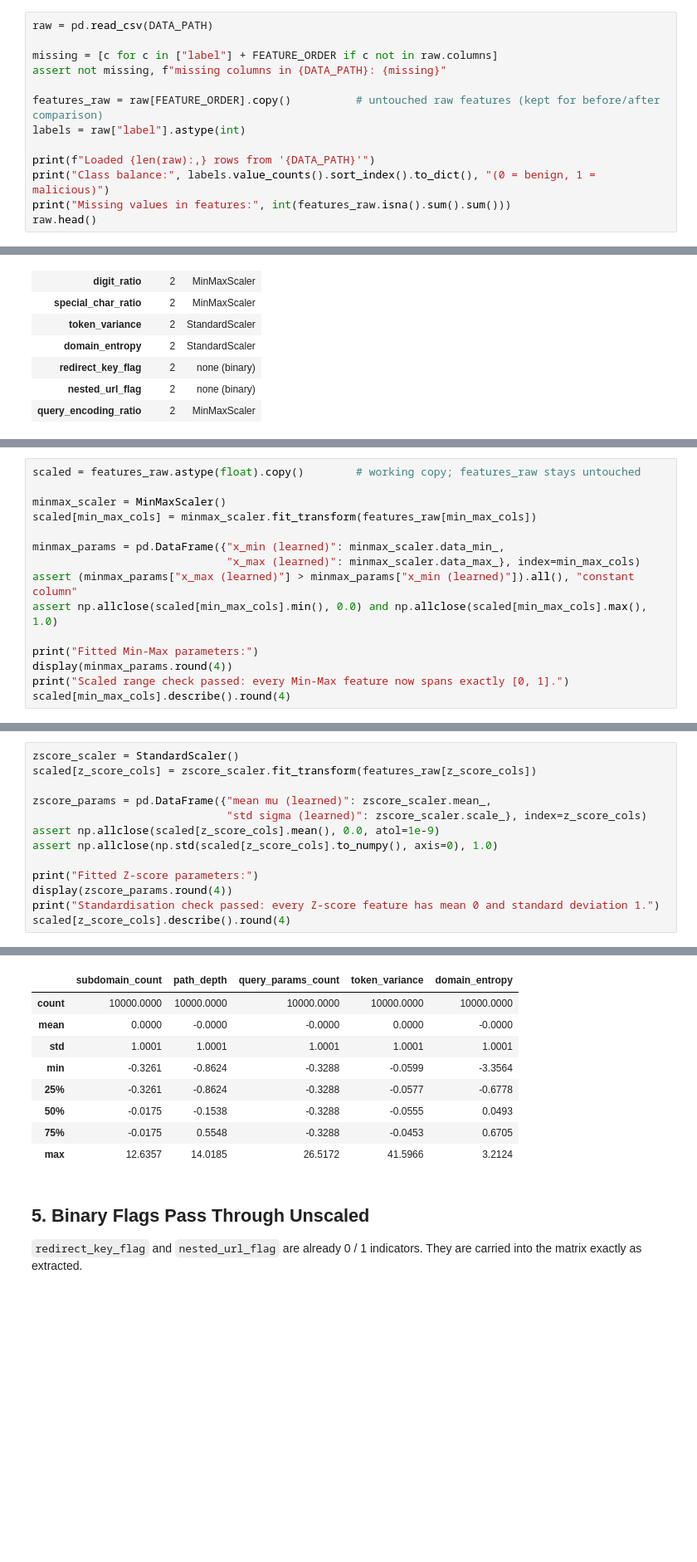
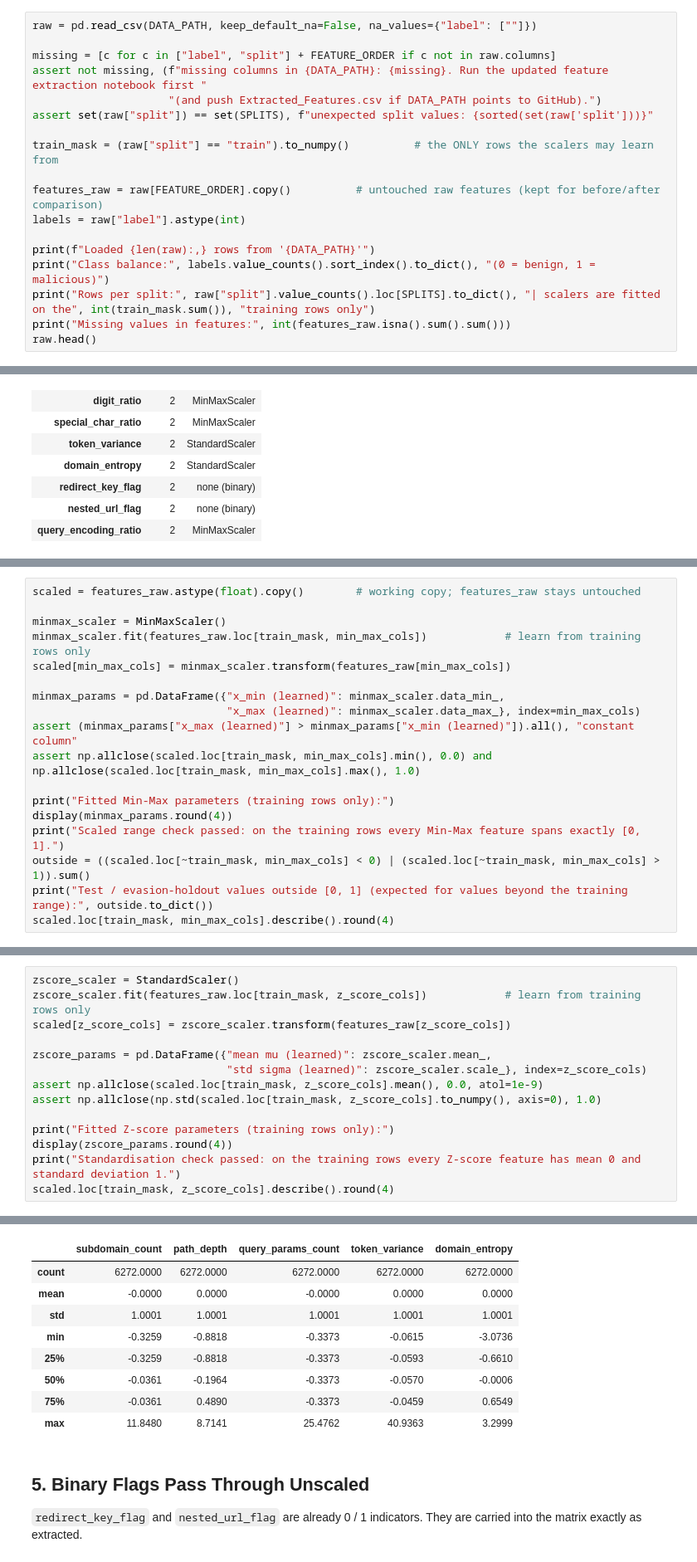
Before and after one commit to WendelLeander/PhishEvade, a Jupyter notebook: Modules/5_feature_scaling_pipeline.ipynb, the cells around one changed output, grey strips where cells are left out. Shown at 83% size. Cells and saved outputs as stored; diff of their text form; blank space fills up the shorter version.

```diff
--- a/Modules/5_feature_scaling_pipeline.ipynb
+++ b/Modules/5_feature_scaling_pipeline.ipynb
@@ -60,14 +58,19 @@ LEVEL1 = FEATURE_ORDER[:3]
 # %%
-raw = pd.read_csv(DATA_PATH)
+raw = pd.read_csv(DATA_PATH, keep_default_na=False, na_values={"label": [""]})
 
-missing = [c for c in ["label"] + FEATURE_ORDER if c not in raw.columns]
-assert not missing, f"missing columns in {DATA_PATH}: {missing}"
+missing = [c for c in ["label", "split"] + FEATURE_ORDER if c not in raw.columns]
+assert not missing, (f"missing columns in {DATA_PATH}: {missing}. Run the updated feature extraction notebook first "
+                     "(and push Extracted_Features.csv if DATA_PATH points to GitHub).")
+assert set(raw["split"]) == set(SPLITS), f"unexpected split values: {sorted(set(raw['split']))}"
+
+train_mask = (raw["split"] == "train").to_numpy()          # the ONLY rows the scalers may learn from
 
 features_raw = raw[FEATURE_ORDER].copy()          # untouched raw features (kept for before/after comparison)
 labels = raw["label"].astype(int)
 
 print(f"Loaded {len(raw):,} rows from '{DATA_PATH}'")
 print("Class balance:", labels.value_counts().sort_index().to_dict(), "(0 = benign, 1 = malicious)")
+print("Rows per split:", raw["split"].value_counts().loc[SPLITS].to_dict(), "| scalers are fitted on the", int(train_mask.sum()), "training rows only")
 print("Missing values in features:", int(features_raw.isna().sum().sum()))
 raw.head()
 # %% [output]
@@ -182,15 +186,18 @@ MinMaxScaler: 6 features | StandardScaler: 5 features | unscaled binary flags: 2
 scaled = features_raw.astype(float).copy()        # working copy; features_raw stays untouched
 
 minmax_scaler = MinMaxScaler()
-scaled[min_max_cols] = minmax_scaler.fit_transform(features_raw[min_max_cols])
+minmax_scaler.fit(features_raw.loc[train_mask, min_max_cols])            # learn from training rows only
+scaled[min_max_cols] = minmax_scaler.transform(features_raw[min_max_cols])
 
 minmax_params = pd.DataFrame({"x_min (learned)": minmax_scaler.data_min_,
                               "x_max (learned)": minmax_scaler.data_max_}, index=min_max_cols)
 assert (minmax_params["x_max (learned)"] > minmax_params["x_min (learned)"]).all(), "constant column"
-assert np.allclose(scaled[min_max_cols].min(), 0.0) and np.allclose(scaled[min_max_cols].max(), 1.0)
+assert np.allclose(scaled.loc[train_mask, min_max_cols].min(), 0.0) and np.allclose(scaled.loc[train_mask, min_max_cols].max(), 1.0)
 
-print("Fitted Min-Max parameters:")
+print("Fitted Min-Max parameters (training rows only):")
 display(minmax_params.round(4))
-print("Scaled range check passed: every Min-Max feature now spans exactly [0, 1].")
-scaled[min_max_cols].describe().round(4)
+print("Scaled range check passed: on the training rows every Min-Max feature spans exactly [0, 1].")
+outside = ((scaled.loc[~train_mask, min_max_cols] < 0) | (scaled.loc[~train_mask, min_max_cols] > 1)).sum()
+print("Test / evasion-holdout values outside [0, 1] (expected for values beyond the training range):", outside.to_dict())
+scaled.loc[train_mask, min_max_cols].describe().round(4)
 # %% [output]
@@ -219,14 +227,15 @@ Scaled range check passed: every Min-Max feature now spans exactly [0, 1].
 # %%
 zscore_scaler = StandardScaler()
-scaled[z_score_cols] = zscore_scaler.fit_transform(features_raw[z_score_cols])
+zscore_scaler.fit(features_raw.loc[train_mask, z_score_cols])            # learn from training rows only
+scaled[z_score_cols] = zscore_scaler.transform(features_raw[z_score_cols])
 
 zscore_params = pd.DataFrame({"mean mu (learned)": zscore_scaler.mean_,
                               "std sigma (learned)": zscore_scaler.scale_}, index=z_score_cols)
-assert np.allclose(scaled[z_score_cols].mean(), 0.0, atol=1e-9)
-assert np.allclose(np.std(scaled[z_score_cols].to_numpy(), axis=0), 1.0)
+assert np.allclose(scaled.loc[train_mask, z_score_cols].mean(), 0.0, atol=1e-9)
+assert np.allclose(np.std(scaled.loc[train_mask, z_score_cols].to_numpy(), axis=0), 1.0)
 
-print("Fitted Z-score parameters:")
+print("Fitted Z-score parameters (training rows only):")
 display(zscore_params.round(4))
-print("Standardisation check passed: every Z-score feature has mean 0 and standard deviation 1.")
-scaled[z_score_cols].describe().round(4)
+print("Standardisation check passed: on the training rows every Z-score feature has mean 0 and standard deviation 1.")
+scaled.loc[train_mask, z_score_cols].describe().round(4)
 # %% [output]
@@ -241,12 +250,12 @@ Standardisation check passed: every Z-score feature has mean 0 and standard devi
 |  | subdomain_count | path_depth | query_params_count | token_variance | domain_entropy |
-| count | 10000.0000 | 10000.0000 | 10000.0000 | 10000.0000 | 10000.0000 |
-| mean | 0.0000 | -0.0000 | -0.0000 | 0.0000 | -0.0000 |
+| count | 6272.0000 | 6272.0000 | 6272.0000 | 6272.0000 | 6272.0000 |
+| mean | -0.0000 | 0.0000 | -0.0000 | 0.0000 | 0.0000 |
 | std | 1.0001 | 1.0001 | 1.0001 | 1.0001 | 1.0001 |
-| min | -0.3261 | -0.8624 | -0.3288 | -0.0599 | -3.3564 |
-| 25% | -0.3261 | -0.8624 | -0.3288 | -0.0577 | -0.6778 |
-| 50% | -0.0175 | -0.1538 | -0.3288 | -0.0555 | 0.0493 |
-| 75% | -0.0175 | 0.5548 | -0.3288 | -0.0453 | 0.6705 |
-| max | 12.6357 | 14.0185 | 26.5172 | 41.5966 | 3.2124 |
+| min | -0.3259 | -0.8818 | -0.3373 | -0.0615 | -3.0736 |
+| 25% | -0.3259 | -0.8818 | -0.3373 | -0.0593 | -0.6610 |
+| 50% | -0.0361 | -0.1964 | -0.3373 | -0.0570 | -0.0006 |
+| 75% | -0.0361 | 0.4890 | -0.3373 | -0.0459 | 0.6549 |
+| max | 11.8480 | 8.7141 | 25.4762 | 40.9363 | 3.2999 |
 # %% [markdown]
 ## 5. Binary Flags Pass Through Unscaled
 
```
Also changed, not shown: parts of 20 cells of this notebook.
